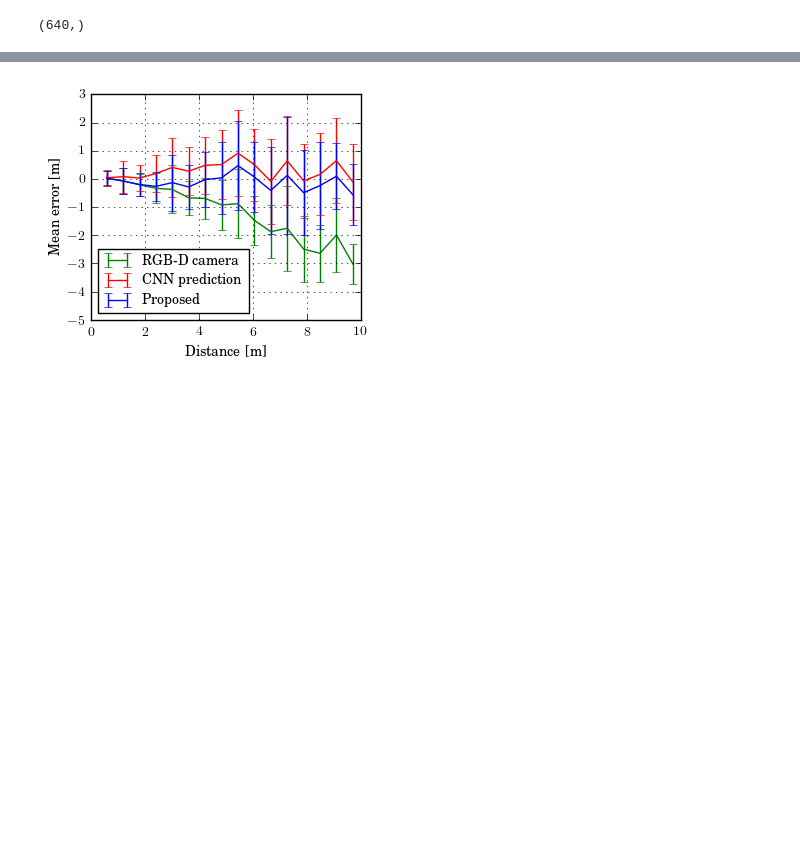
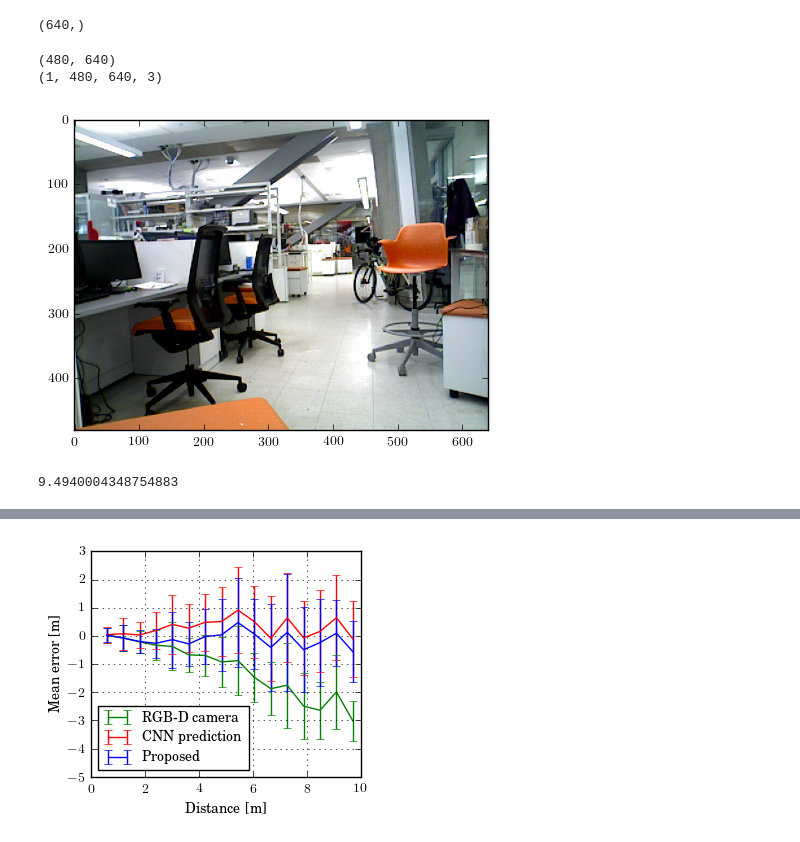
Before and after one commit to ku-ya/deep_learning, a Jupyter notebook: Deep_depth.ipynb, the cells around one changed output, grey strips where cells are left out. Drawn from its saved outputs; the diff is of its cells as text; code cells hidden in the pictures; blank space fills up the shorter version.

```diff
--- a/Deep_depth.ipynb
+++ b/Deep_depth.ipynb
@@ -307,3 +373,31 @@ def resample_data(data, num):
 
 # new_scan = resample_data(result[0],121)
 # new_scan.shape
+# %%
+import cv2
+from IPython.display import Image
+
+
+data_path = ''
+depth_dir = data_path+'depth/'
+rgb_dir = data_path + 'rgb/'
+
+filename = os.listdir(depth_dir)
+filename_in = filename[43]
+depth_in = np.load(depth_dir+filename_in)*0.001
+rgb_in  = cv2.imread(rgb_dir+filename_in[:-3]+'jpg')
+rgb_in_p = rgb_in
+plt.imshow(rgb_in)
+
+depth_in_f = pd.DataFrame(depth_in)
+depth_in_f = depth_in_f.fillna(method='ffill',axis=1)
+depth_in_f = depth_in_f.fillna(method='bfill',axis=1)
+
+depth_in2 = depth_in[None,...,None]
+rgb_in = rgb_in[None,...]
+print depth_in.shape
+print rgb_in[0:40,:,:].shape
+# %% [output]
+(480, 640)
+(1, 480, 640, 3)
+[figure, added]
@@ -309,0 +410,4 @@ def resample_data(data, num):
+# %%
+I_p.max()
+# %% [output]
+9.4940004348754883
```
Also changed, not shown: parts of 15 cells of this notebook.
